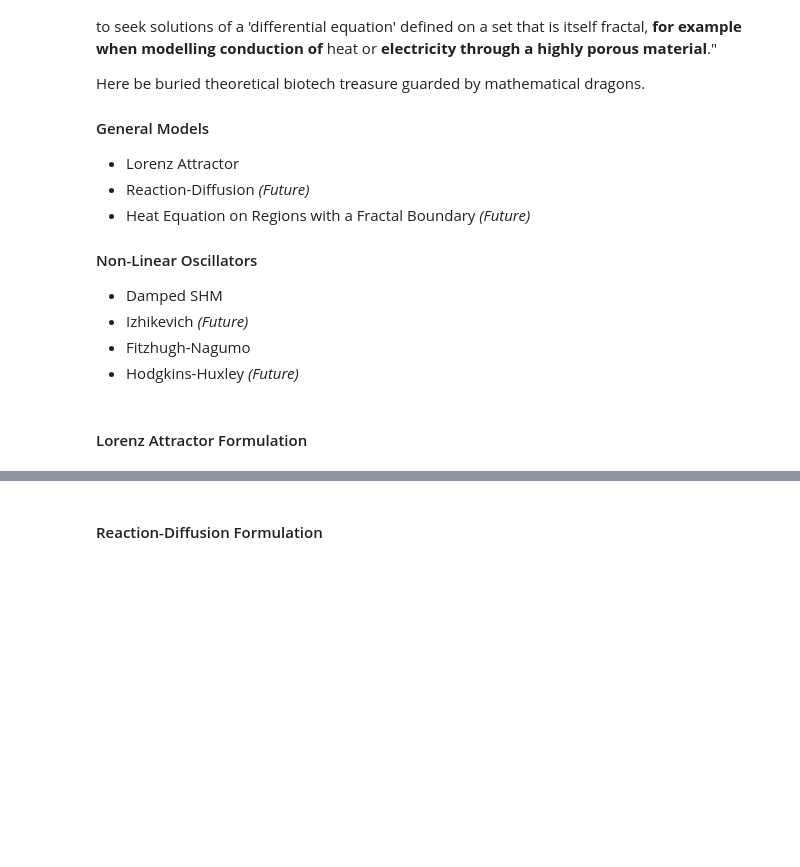
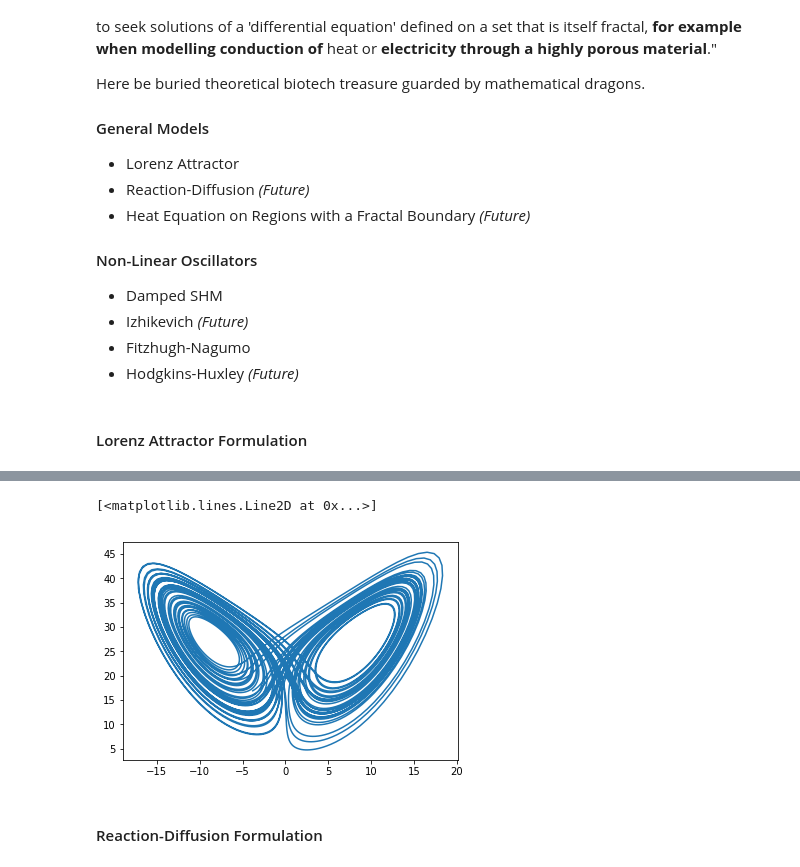
Before and after one commit to zthurman/fizzpy, a Jupyter notebook: Notebooks/Fractal Geometry.ipynb, the cells around one changed output, grey strips where cells are left out. Cells and saved outputs as stored; diff of their text form; code cells hidden in the pictures; blank space fills up the shorter version.

```diff
--- a/Notebooks/Fractal Geometry.ipynb
+++ b/Notebooks/Fractal Geometry.ipynb
@@ -90,3 +32,27 @@ No handles with labels found to put in legend.
+# %%
+rho = 28.0
+sigma = 10.0
+beta = 8.0/3.0
+
+def lorenz_equation(state, t):
+  x, y, z = tf.unstack(state)
+  dx = sigma * (y - x)
+  dy = x * (rho - z) - y
+  dz = x * y - beta * z
+  return tf.stack([dx, dy, dz])
+
+init_state = tf.constant([0, 2, 20], dtype=tf.float64)
+t = np.linspace(0, 50, num=5000)
+tensor_state, tensor_info = tf.contrib.integrate.odeint(
+    lorenz_equation, init_state, t, full_output=True)
+
+sess = tf.Session()
+state, info = sess.run([tensor_state, tensor_info])
+x, y, z = state.T
+plt.plot(x, z)
+# %% [output]
+[<matplotlib.lines.Line2D at 0x...>]
+[figure, added]
 # %% [markdown]
 #### Reaction-Diffusion Formulation
 # %%
```
Also changed, not shown: parts of 4 cells of this notebook, 1 other file.
